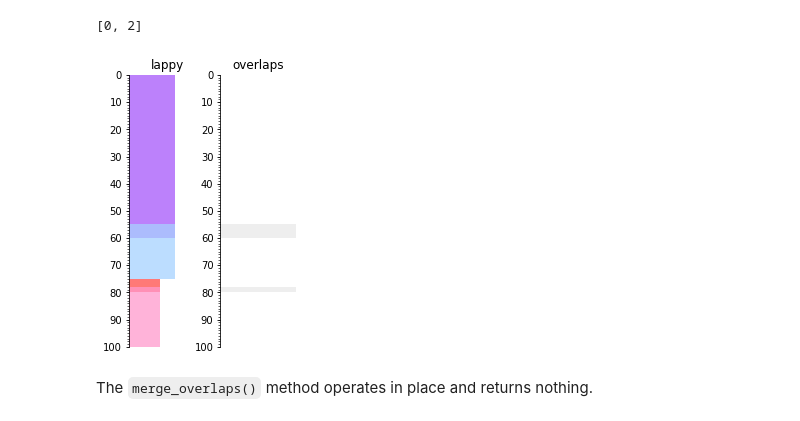
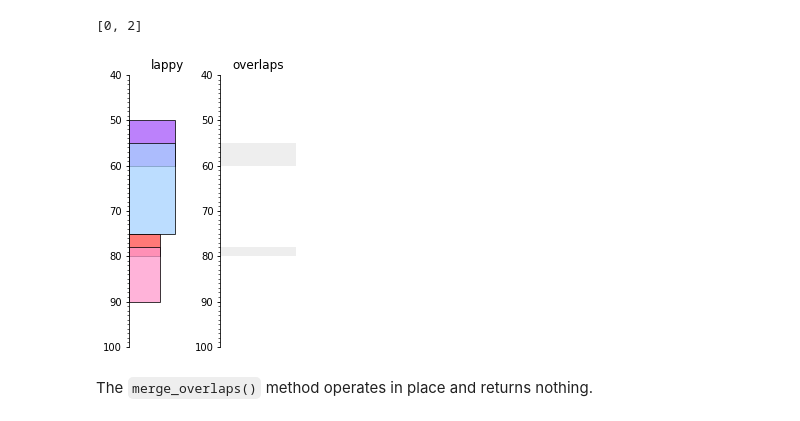
Before and after one commit to agilescientific/striplog, a Jupyter notebook: tutorial/Striplog_expert.ipynb, the cells around one changed output. Cells and saved outputs as stored; diff of their text form; code cells hidden in the pictures.

```diff
--- a/tutorial/Striplog_expert.ipynb
+++ b/tutorial/Striplog_expert.ipynb
@@ -90,10 +123,10 @@ strip.find_gaps() or "No gaps!"
 
 If there are overlapping intervals in a striplog, you can find them with `find_overlaps()`.
 # %%
-lappy = Striplog([Interval(**{'top': 0,  'base': 60, 'components':[Component({'lithology': 'dolomite'}),]}),
+lappy = Striplog([Interval(**{'top': 50, 'base': 60, 'components':[Component({'lithology': 'dolomite'}),]}),
                   Interval(**{'top': 55, 'base': 75, 'components':[Component({'lithology': 'limestone'}),]}),
                   Interval(**{'top': 75, 'base': 80, 'components':[Component({'lithology': 'volcanic'}),]}),
-                  Interval(**{'top': 78, 'base': 100, 'components':[Component({'lithology': 'anhydrite'}),]})
+                  Interval(**{'top': 78, 'base': 90, 'components':[Component({'lithology': 'anhydrite'}),]})
                   ])
 # %%
 lappy.find_overlaps(index=True)
@@ -102,20 +135,20 @@ lappy.find_overlaps(index=True)
 # %%
 overlaps = lappy.find_overlaps()
 
 fig, (ax0, ax1) = plt.subplots(1, 2, sharey=True, figsize=(3,5))
 
 # Use alpha to highlight overlaps.
-ax0 = lappy.plot(legend, ax=ax0, alpha=0.75)
+ax0 = lappy.plot(legend, ax=ax0, alpha=0.75, lw=1)
 ax1 = overlaps.plot(ax=ax1)
 
 ax0.set_title('lappy')
 ax1.set_title('overlaps')
 
-ax0.set_ylim(100, 0)
+ax0.set_ylim(100, 40)
 
 plt.show()
 # %% [output]
-[figure, old version]
+[figure, new version]
 # %% [markdown]
 The `merge_overlaps()` method operates in place and returns nothing.
 # %%
```
Also changed, not shown: parts of 25 cells of this notebook, 2 other files.
